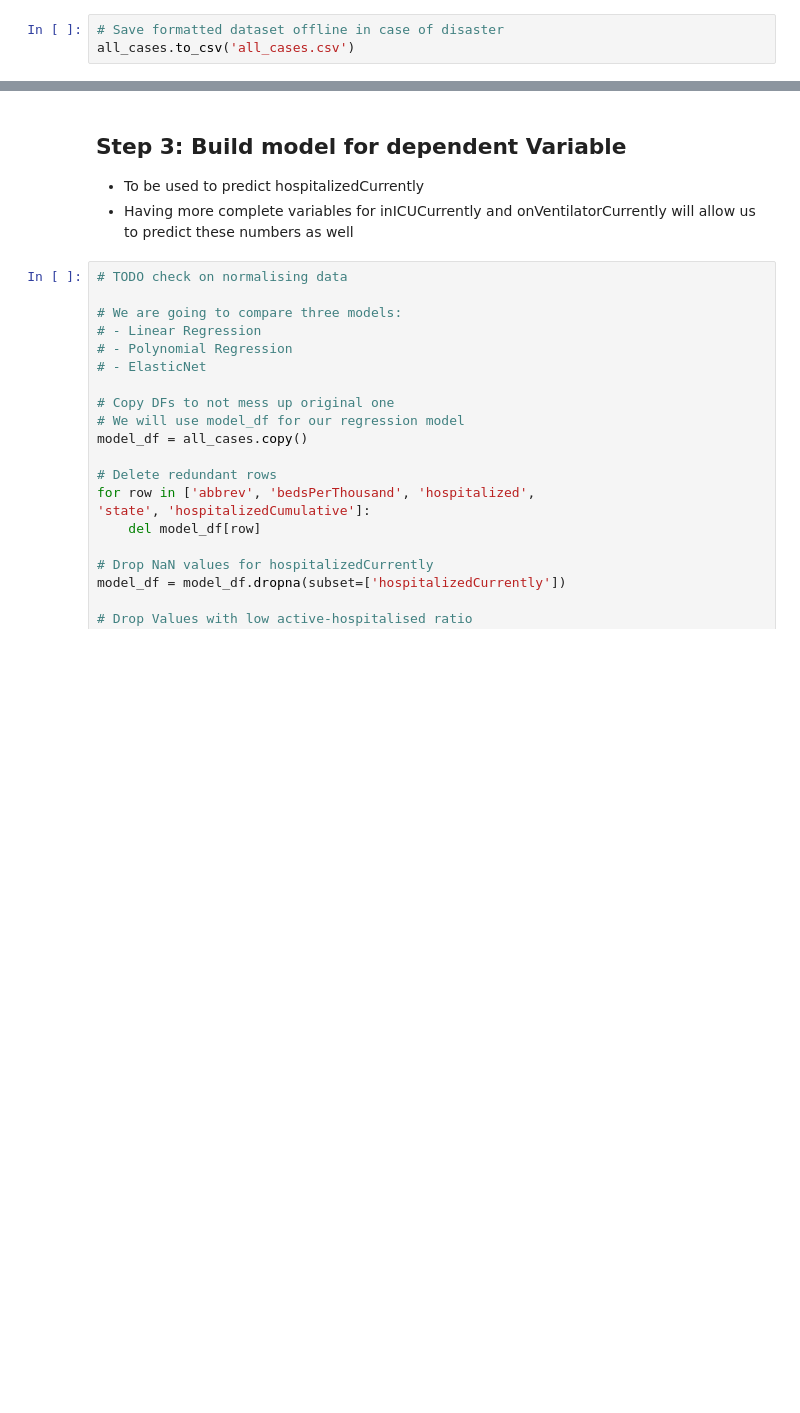
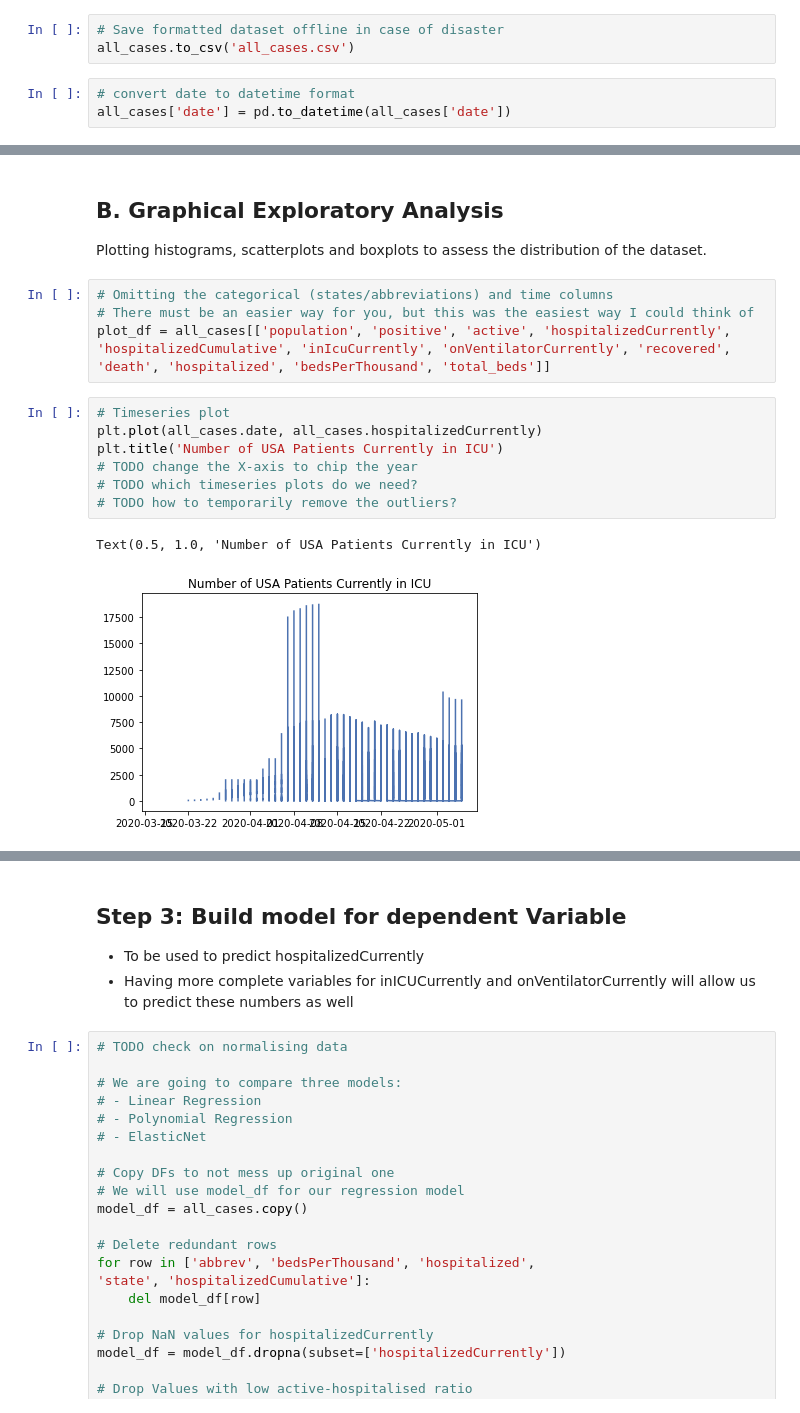
Before and after one commit to neilmizzi/COVID19, a Jupyter notebook: main.ipynb, the cells around one changed output, grey strips where cells are left out. Drawn from its saved outputs; the diff is of its cells as text; blank space fills up the shorter version.

```diff
--- a/main.ipynb
+++ b/main.ipynb
@@ -361,4 +364,7 @@ all_cases
 # %%
 # Save formatted dataset offline in case of disaster
 all_cases.to_csv('all_cases.csv')
+# %%
+# convert date to datetime format
+all_cases['date'] = pd.to_datetime(all_cases['date'])
 # %% [markdown]
@@ -367,0 +442,18 @@ all_cases.to_csv('all_cases.csv')
+# %% [markdown]
+## B. Graphical Exploratory Analysis
+
+Plotting histograms, scatterplots and boxplots to assess the distribution of the dataset.
+# %%
+# Omitting the categorical (states/abbreviations) and time columns
+# There must be an easier way for you, but this was the easiest way I could think of
+plot_df = all_cases[['population', 'positive', 'active', 'hospitalizedCurrently', 'hospitalizedCumulative', 'inIcuCurrently', 'onVentilatorCurrently', 'recovered', 'death', 'hospitalized', 'bedsPerThousand', 'total_beds']]
+# %%
+# Timeseries plot
+plt.plot(all_cases.date, all_cases.hospitalizedCurrently)
+plt.title('Number of USA Patients Currently in ICU')
+# TODO change the X-axis to chip the year
+# TODO which timeseries plots do we need?
+# TODO how to temporarily remove the outliers?
+# %% [output]
+Text(0.5, 1.0, 'Number of USA Patients Currently in ICU')
+[figure, added]
```
Also changed, not shown: parts of 36 cells of this notebook.
